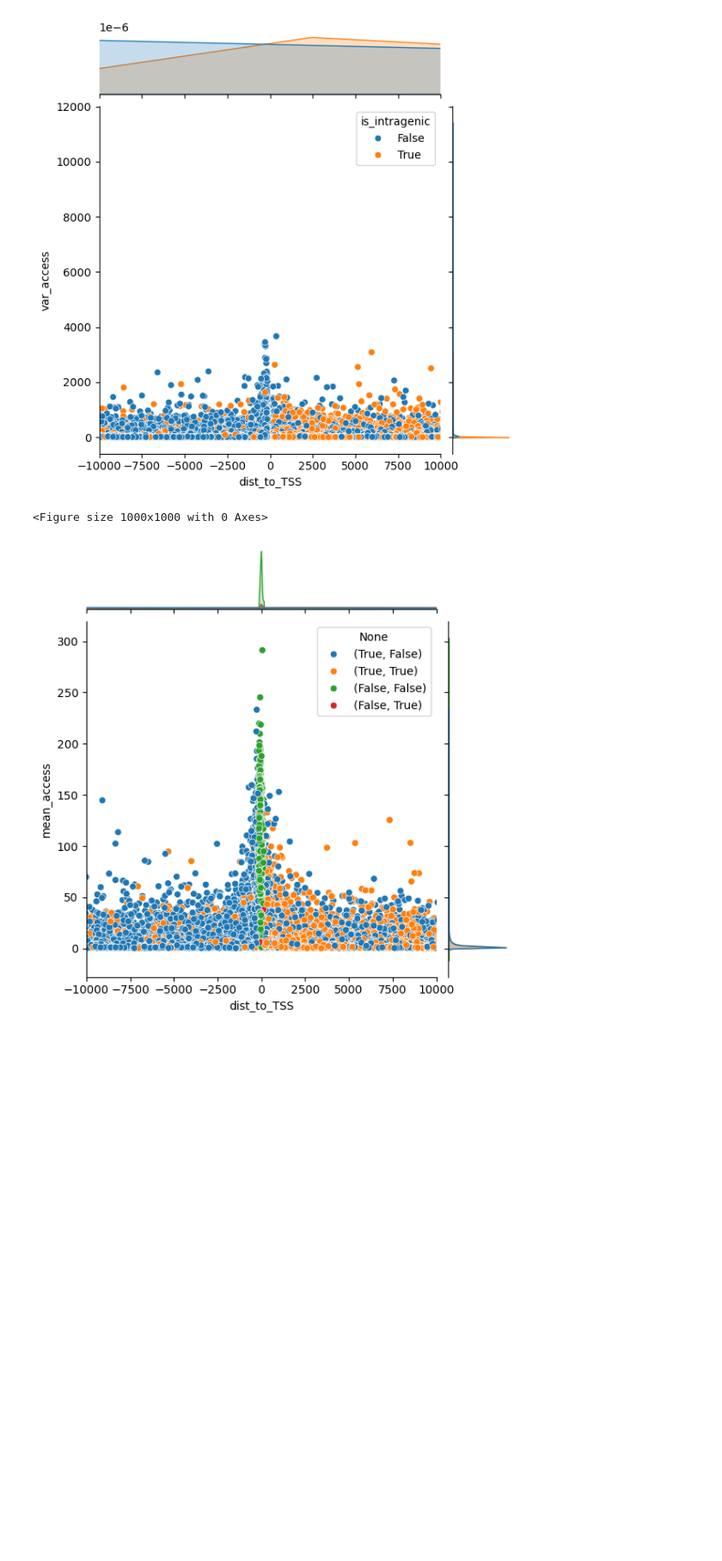
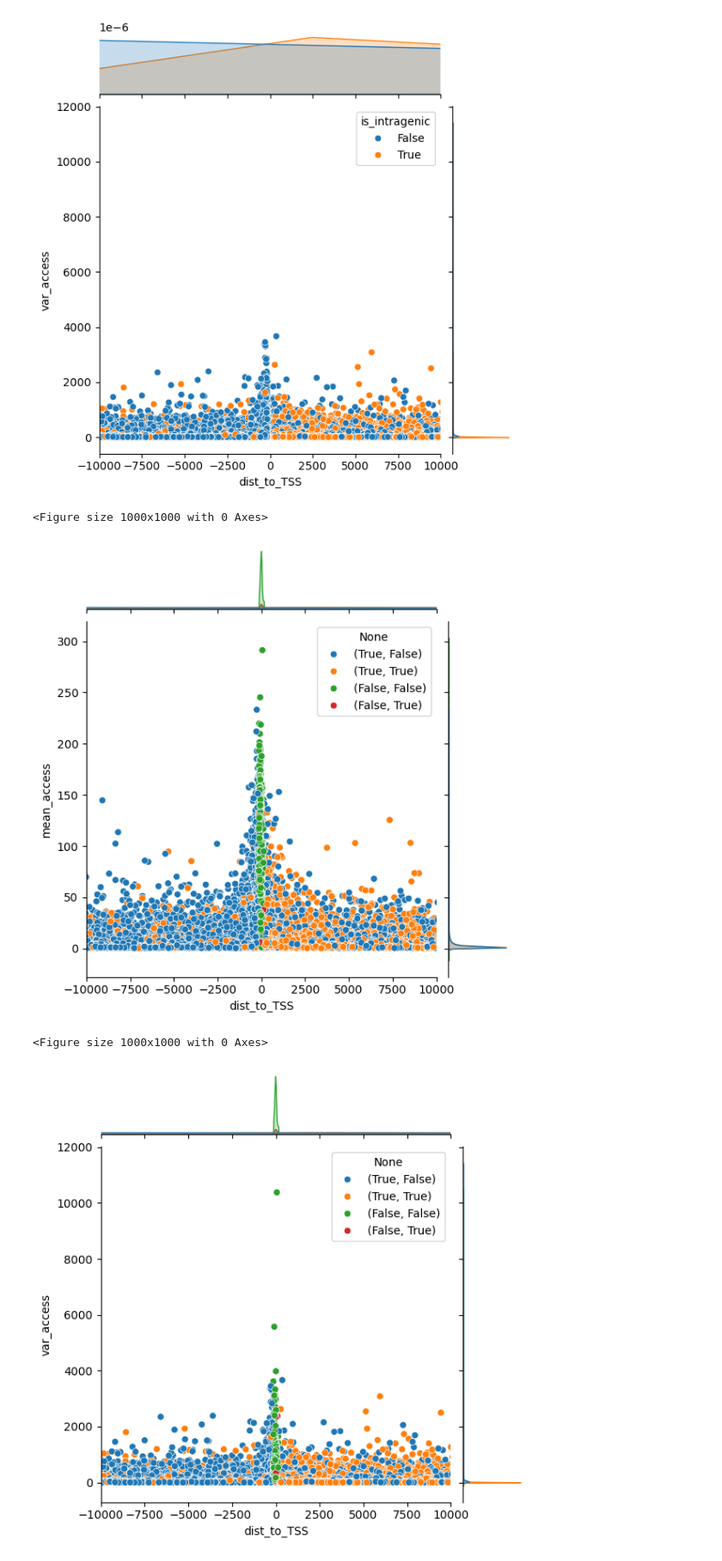
Before and after one commit to Topic2-Gene-Regulation-Immune-Cells/ILC-cells-Team4, a Jupyter notebook: 02_tss_analysis.ipynb, the cells around one changed output. Shown at 86% size. Cells and saved outputs as stored; diff of their text form; code cells hidden in the pictures; blank space fills up the shorter version.

```diff
--- a/02_tss_analysis.ipynb
+++ b/02_tss_analysis.ipynb
@@ -261,8 +261,15 @@ plt.show()
 # %%
 plt.figure(figsize=(10, 10))
 sns.jointplot(data=dataset, x="dist_to_TSS", y="mean_access", hue=dataset[['is_enhancer', 'is_intragenic']].apply(tuple, axis=1),
               xlim=(-10000, 10000))
 plt.show()
+
+plt.figure(figsize=(10, 10))
+sns.jointplot(data=dataset, x="dist_to_TSS", y="var_access", hue=dataset[['is_enhancer', 'is_intragenic']].apply(tuple, axis=1),
+              xlim=(-10000, 10000))
+plt.show()
 # %% [output]
 <Figure size 1000x1000 with 0 Axes>
 [figure]
+<Figure size 1000x1000 with 0 Axes>
+[figure, added]
```
Also changed, not shown: parts of 2 cells of this notebook.
